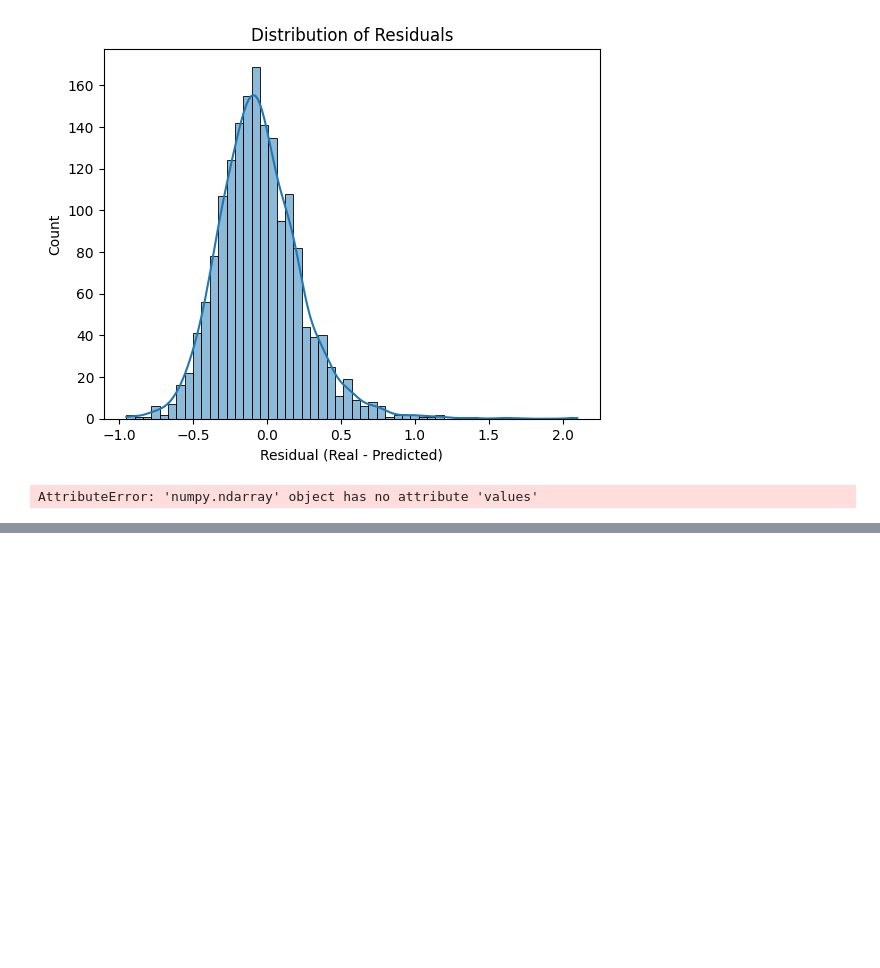
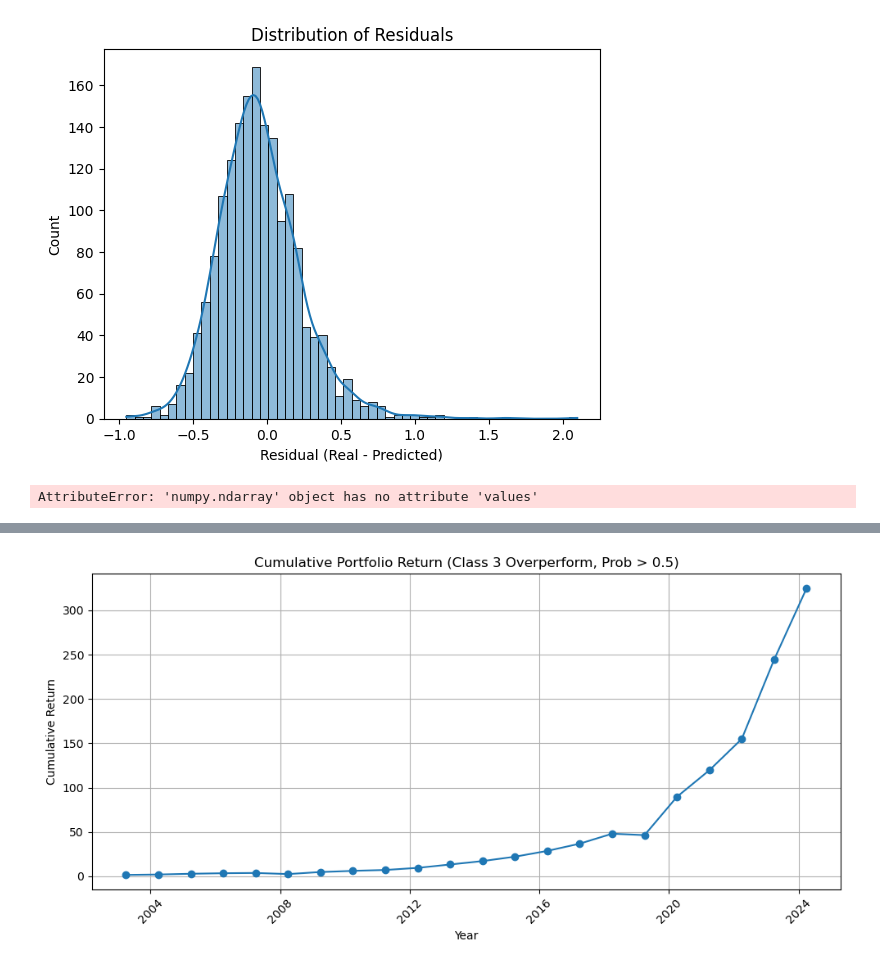
Before and after one commit to igmun/tfg-code, a Jupyter notebook: notebooks/11. XGBoost-Probabilistic.ipynb, the cells around one changed output, grey strips where cells are left out. Saved outputs shown, nothing was run; the diff lists cells and outputs as text; code cells hidden in the pictures; blank space fills up the shorter version.

```diff
--- a/notebooks/11. XGBoost-Probabilistic.ipynb
+++ b/notebooks/11. XGBoost-Probabilistic.ipynb
@@ -393,0 +585,73 @@ AttributeError: 'numpy.ndarray' object has no attribute 'values'
+# %%
+selected_stocks = []  # <- Lista para guardar stocks seleccionados
+
+for fold, (train_idx, test_idx) in enumerate(tscv.split(X)):
+    ...
+    # Tu modelo, tu predicción...
+
+    df_test = data_filtered.iloc[test_idx][['date', 'ticker', 'target_12m_final']].copy()
+    df_test['predicted_class'] = predicted_classes
+    for i in range(probs.shape[1]):
+        df_test[f'prob_class_{i}'] = probs[:, i]
+    df_test['fold'] = fold + 1
+
+    for year, group in df_test.groupby('date'):
+        overperf = group[group[f'prob_class_{over_idx}'] > 0.5]
+
+        if len(overperf) > 0:
+            portfolio_return = overperf['target_12m_final'].mean()
+            n_stocks = len(overperf)
+        else:
+            portfolio_return = 0.0
+            n_stocks = 0
+
+        # --- Save stock-level info
+        for idx, row in overperf.iterrows():
+            selected_stocks.append({
+                'date': row['date'],
+                'fold': fold + 1,
+                'ticker': row['ticker'],
+                'stock_return': row['target_12m_final'],
+                'prob_overperform': row[f'prob_class_{over_idx}']
+            })
+
+        # Save portfolio summary
+        result_list.append({
+            'date': year,
+            'fold': fold + 1,
+            'portfolio_return': portfolio_return,
+            'n_stocks': n_stocks
+        })
+
+# 7. DataFrame de resultados
+results = pd.DataFrame(result_list)
+results = results.sort_values(['date', 'fold'])
+
+# 8. DataFrame de acciones seleccionadas
+selected_stocks_df = pd.DataFrame(selected_stocks)
+selected_stocks_df = selected_stocks_df.sort_values(['date', 'fold', 'prob_overperform'], ascending=[True, True, False])
+
+# 9. Métrica ANUAL
+annual_results = results.groupby('date').agg({
+    'portfolio_return': 'mean',
+    'n_stocks': 'mean'
+}).reset_index()
+
+# 10. Retorno acumulado
+annual_results['cumulative_return'] = (1 + annual_results['portfolio_return']).cumprod()
+
+# Mostrar top seleccionados
+print("\n=== Empresas Seleccionadas por Año ===")
+print(selected_stocks_df)
+
+# 11. Gráfico
+plt.figure(figsize=(10,5))
+plt.plot(annual_results['date'], annual_results['cumulative_return'], marker='o')
+plt.title("Cumulative Portfolio Return (Class 3 Overperform, Prob > 0.5)")
+plt.xlabel("Year")
+plt.ylabel("Cumulative Return")
+plt.xticks(rotation=45)
+plt.grid()
+plt.tight_layout()
+plt.show()
+# %% [output]
@@ -393,0 +673 @@ AttributeError: 'numpy.ndarray' object has no attribute 'values'
+[figure, added]
```
Also changed, not shown: parts of 10 cells of this notebook, 16 other files.
